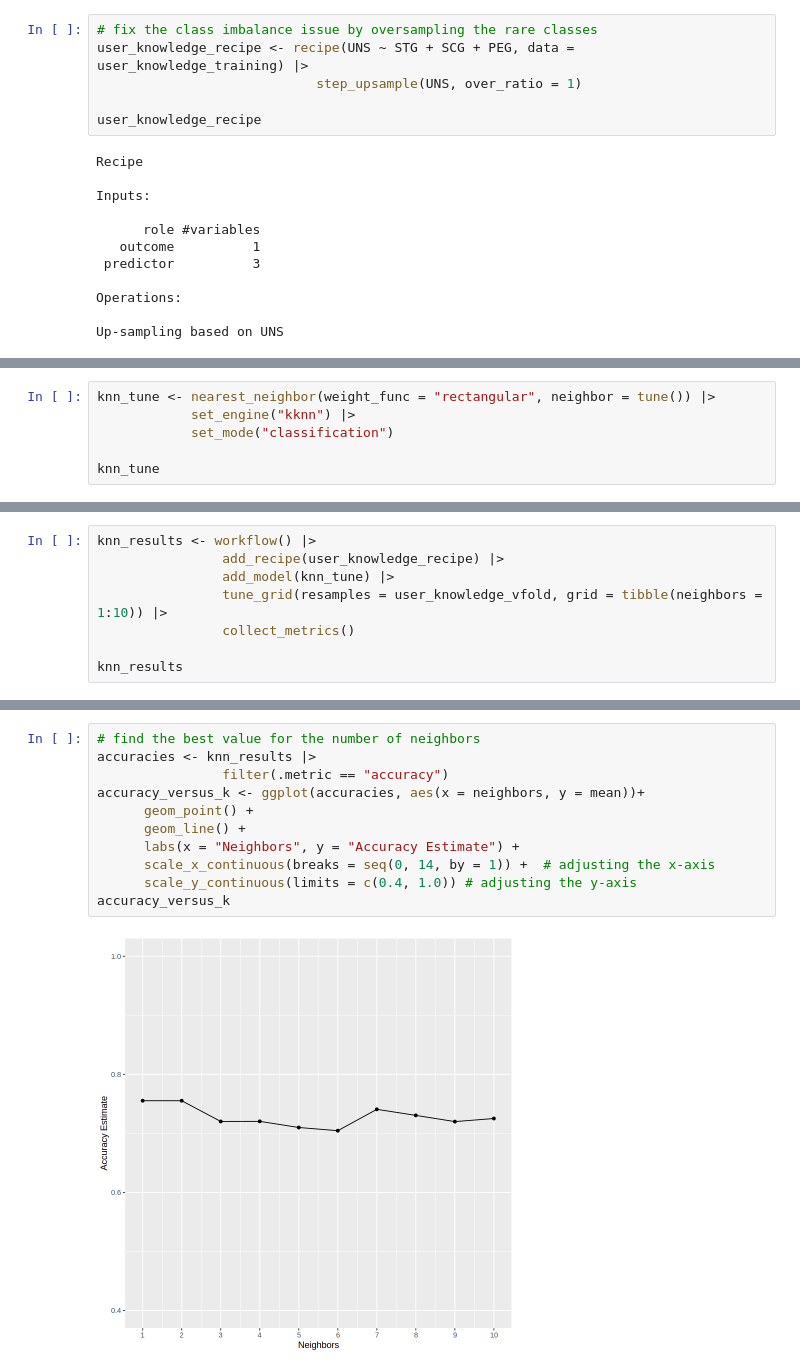
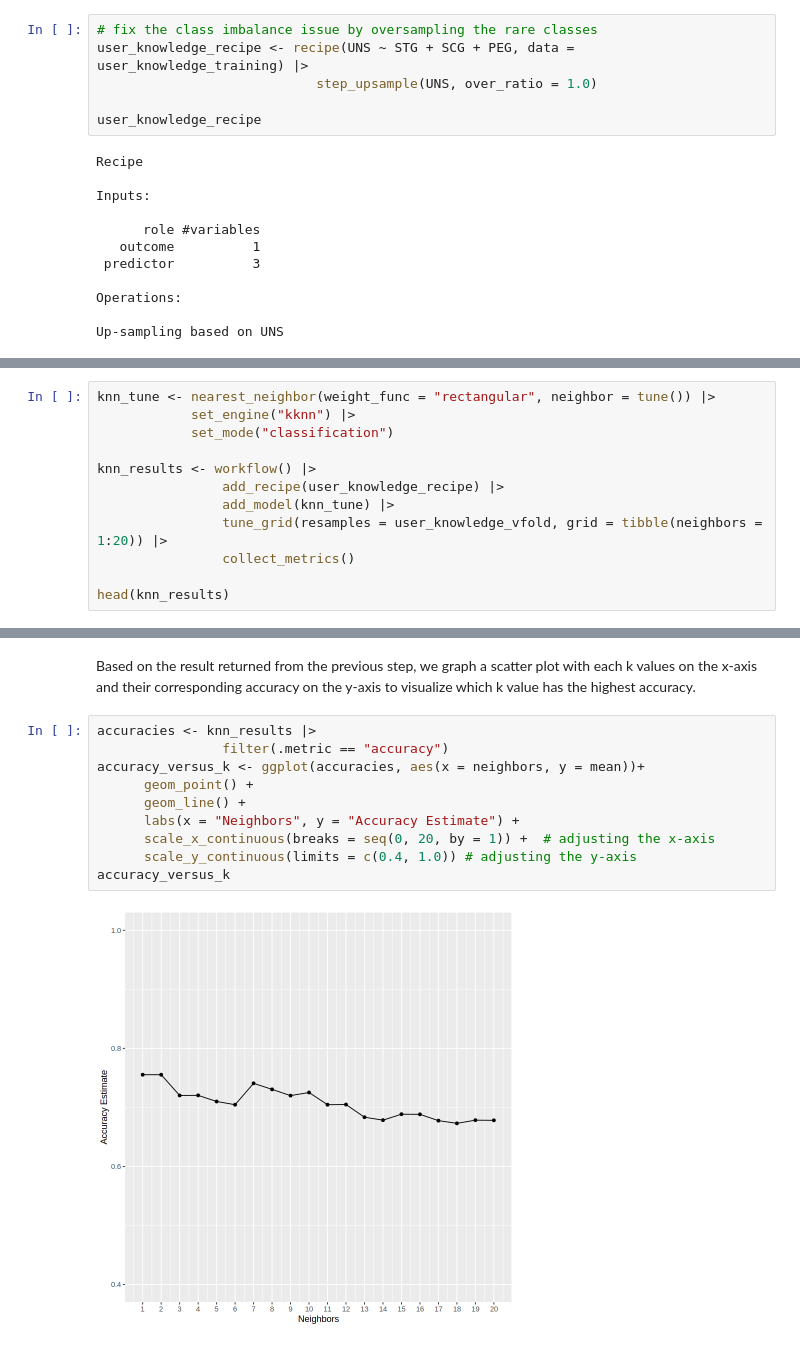
Before and after one commit to trinityma/dsci100project, a Jupyter notebook: data_analysis.ipynb, the cells around one changed output, grey strips where cells are left out. Drawn from its saved outputs; the diff is of its cells as text.

```diff
--- a/data_analysis.ipynb
+++ b/data_analysis.ipynb
@@ -79,7 +74,7 @@ user_knowledge_testing <- testing(user_knowledge_split)
 # %%
 # fix the class imbalance issue by oversampling the rare classes
 user_knowledge_recipe <- recipe(UNS ~ STG + SCG + PEG, data = user_knowledge_training) |>
-                            step_upsample(UNS, over_ratio = 1)
+                            step_upsample(UNS, over_ratio = 1.0)
 
 user_knowledge_recipe
 # %% [output]
@@ -110,5 +102,11 @@ knn_tune <- nearest_neighbor(weight_func = "rectangular", neighbor = tune()) |>
             set_engine("kknn") |>
             set_mode("classification")
 
-knn_tune
+knn_results <- workflow() |>
+                add_recipe(user_knowledge_recipe) |>
+                add_model(knn_tune) |>
+                tune_grid(resamples = user_knowledge_vfold, grid = tibble(neighbors = 1:20)) |>
+                collect_metrics()
+
+head(knn_results)
 # %% [output]
@@ -122,8 +121,0 @@ Computational engine: kknn
-# %%
-knn_results <- workflow() |>
-                add_recipe(user_knowledge_recipe) |>
-                add_model(knn_tune) |>
-                tune_grid(resamples = user_knowledge_vfold, grid = tibble(neighbors = 1:10)) |>
-                collect_metrics()
-
-knn_results
@@ -150,13 +122,14 @@ A tibble: 20 × 7
+# %% [markdown]
+Based on the result returned from the previous step, we graph a scatter plot with each k values on the x-axis and their corresponding accuracy on the y-axis to visualize which k value has the highest accuracy.
 # %%
-# find the best value for the number of neighbors
 accuracies <- knn_results |>
                 filter(.metric == "accuracy")
 accuracy_versus_k <- ggplot(accuracies, aes(x = neighbors, y = mean))+
       geom_point() +
       geom_line() +
       labs(x = "Neighbors", y = "Accuracy Estimate") +
-      scale_x_continuous(breaks = seq(0, 14, by = 1)) +  # adjusting the x-axis
+      scale_x_continuous(breaks = seq(0, 20, by = 1)) +  # adjusting the x-axis
       scale_y_continuous(limits = c(0.4, 1.0)) # adjusting the y-axis
 accuracy_versus_k
 # %% [output]
-[figure, old version]
+[figure, new version]
```
Also changed, not shown: parts of 23 cells of this notebook.
